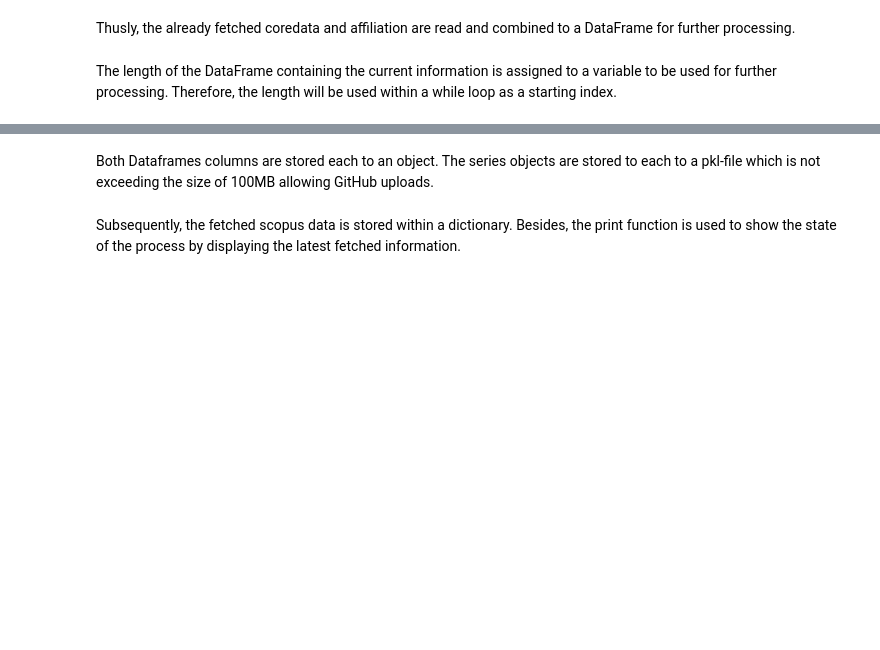
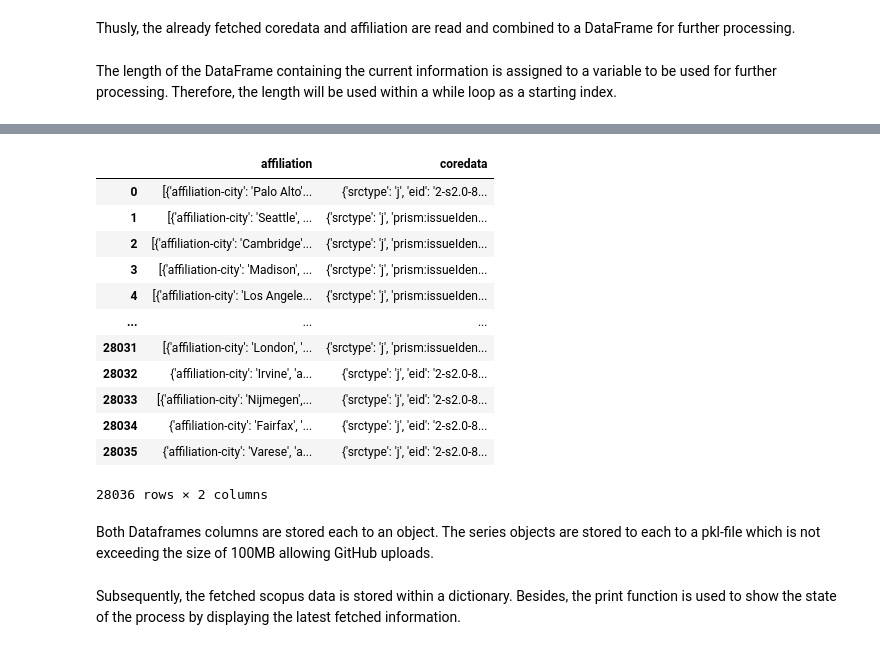
Before and after one commit to kopatri/cs5099masterthesis, a Jupyter notebook: notebooks/CORD-19-collect-scopus-data-cs5099.ipynb, the cells around one changed output, grey strips where cells are left out. Drawn from its saved outputs; the diff is of its cells as text; code cells hidden in the pictures; blank space fills up the shorter version.

```diff
--- a/notebooks/CORD-19-collect-scopus-data-cs5099.ipynb
+++ b/notebooks/CORD-19-collect-scopus-data-cs5099.ipynb
@@ -164,3 +162,19 @@ len_df_current_extra_info
+# %%
+df_current_extra_info
+# %% [output]
+|  | affiliation | coredata |
+| 0 | [{'affiliation-city': 'Palo Alto'... | {'srctype': 'j', 'eid': '2-s2.0-8... |
+| 1 | [{'affiliation-city': 'Seattle', ... | {'srctype': 'j', 'prism:issueIden... |
+| 2 | [{'affiliation-city': 'Cambridge'... | {'srctype': 'j', 'prism:issueIden... |
+| 3 | [{'affiliation-city': 'Madison', ... | {'srctype': 'j', 'prism:issueIden... |
+| 4 | [{'affiliation-city': 'Los Angele... | {'srctype': 'j', 'prism:issueIden... |
+| ... | ... | ... |
+| 28031 | [{'affiliation-city': 'London', '... | {'srctype': 'j', 'prism:issueIden... |
+| 28032 | {'affiliation-city': 'Irvine', 'a... | {'srctype': 'j', 'eid': '2-s2.0-8... |
+| 28033 | [{'affiliation-city': 'Nijmegen',... | {'srctype': 'j', 'eid': '2-s2.0-8... |
+| 28034 | {'affiliation-city': 'Fairfax', '... | {'srctype': 'j', 'eid': '2-s2.0-8... |
+| 28035 | {'affiliation-city': 'Varese', 'a... | {'srctype': 'j', 'eid': '2-s2.0-8... |
+28036 rows × 2 columns
 # %%
 def append_fetched_data_to_df(df_current_extra_info, dic):
     """
```
Also changed, not shown: parts of 7 cells of this notebook, 5 other files.
